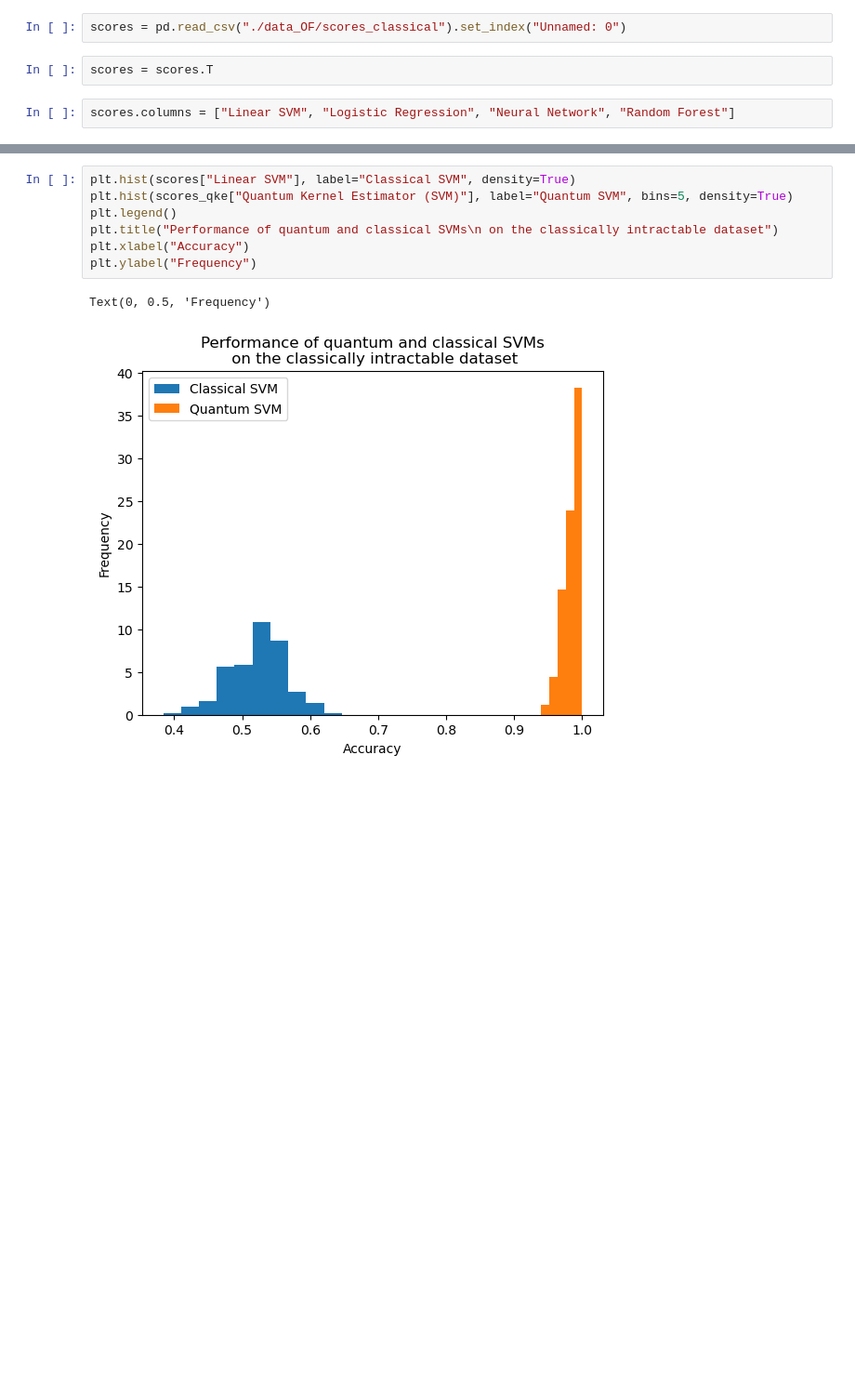
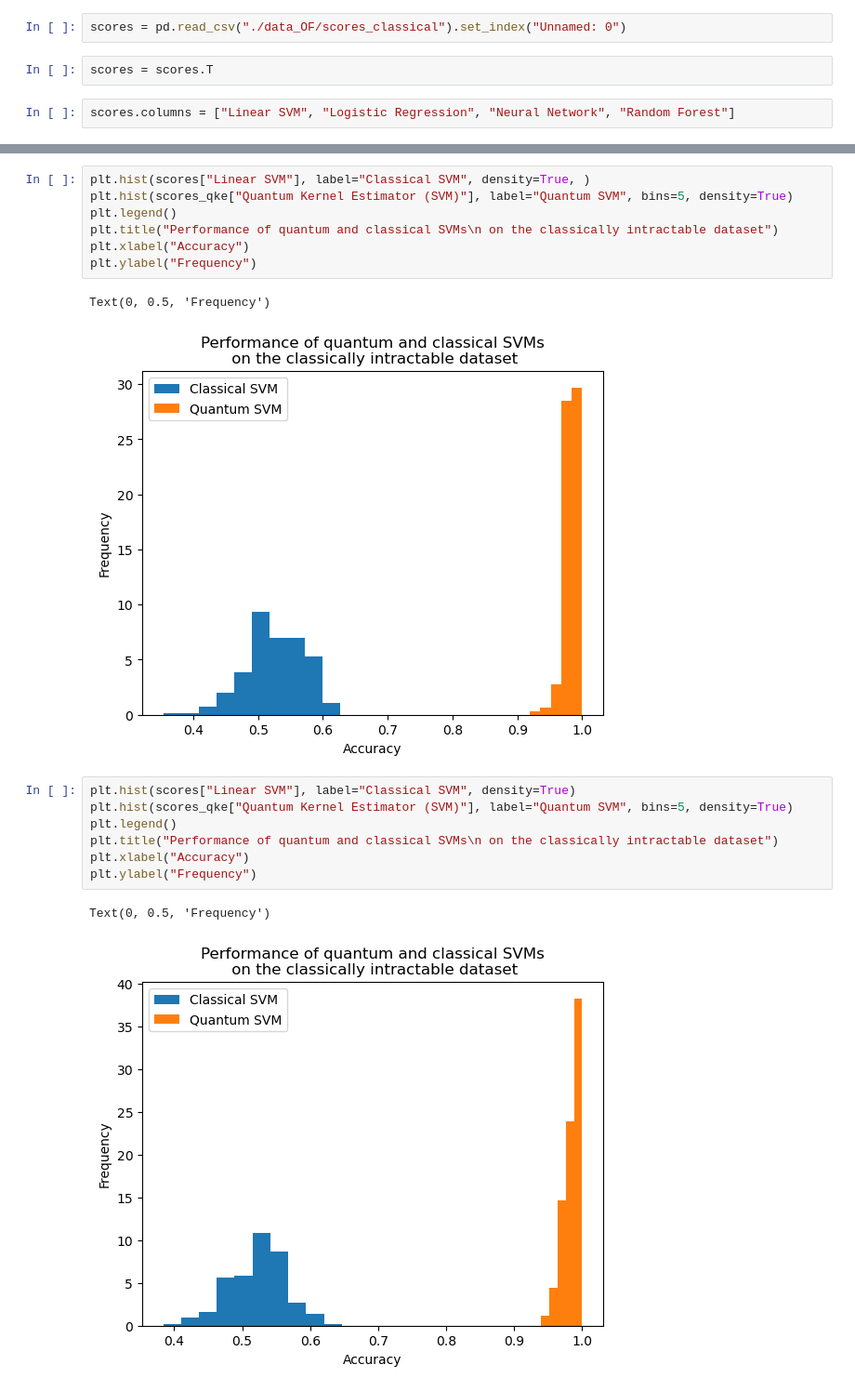
Before and after one commit to Irnamosa/QuantumImage, a Jupyter notebook: kernel/featuremap/OF_final.ipynb, the cells around one changed output, grey strips where cells are left out. Shown at 93% size. Cells and saved outputs as stored; diff of their text form; blank space fills up the shorter version.

```diff
--- a/kernel/featuremap/OF_final.ipynb
+++ b/kernel/featuremap/OF_final.ipynb
@@ -284,3 +325,13 @@ array([[<AxesSubplot:title={'center':'Linear SVM'}>,
+# %%
+plt.hist(scores["Linear SVM"], label="Classical SVM", density=True, )
+plt.hist(scores_qke["Quantum Kernel Estimator (SVM)"], label="Quantum SVM", bins=5, density=True)
+plt.legend()
+plt.title("Performance of quantum and classical SVMs\n on the classically intractable dataset")
+plt.xlabel("Accuracy")
+plt.ylabel("Frequency")
+# %% [output]
+Text(0, 0.5, 'Frequency')
+[figure, added]
 # %%
 plt.hist(scores["Linear SVM"], label="Classical SVM", density=True)
 plt.hist(scores_qke["Quantum Kernel Estimator (SVM)"], label="Quantum SVM", bins=5, density=True)
```
Also changed, not shown: parts of 126 cells of this notebook, 19 other files.
